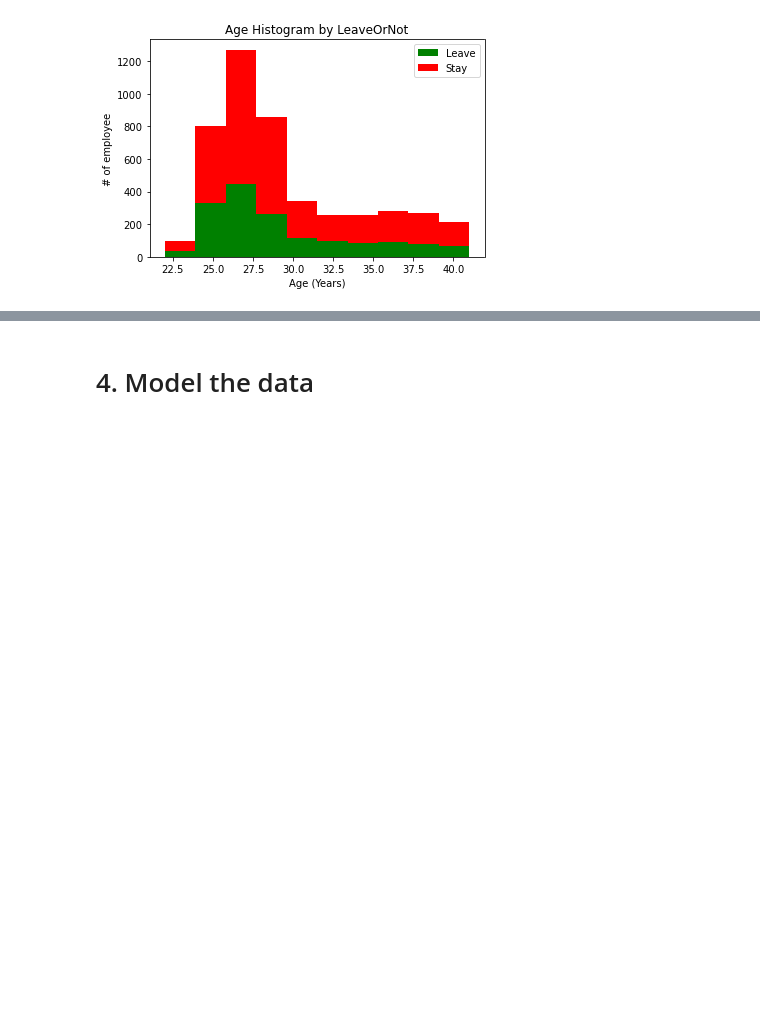
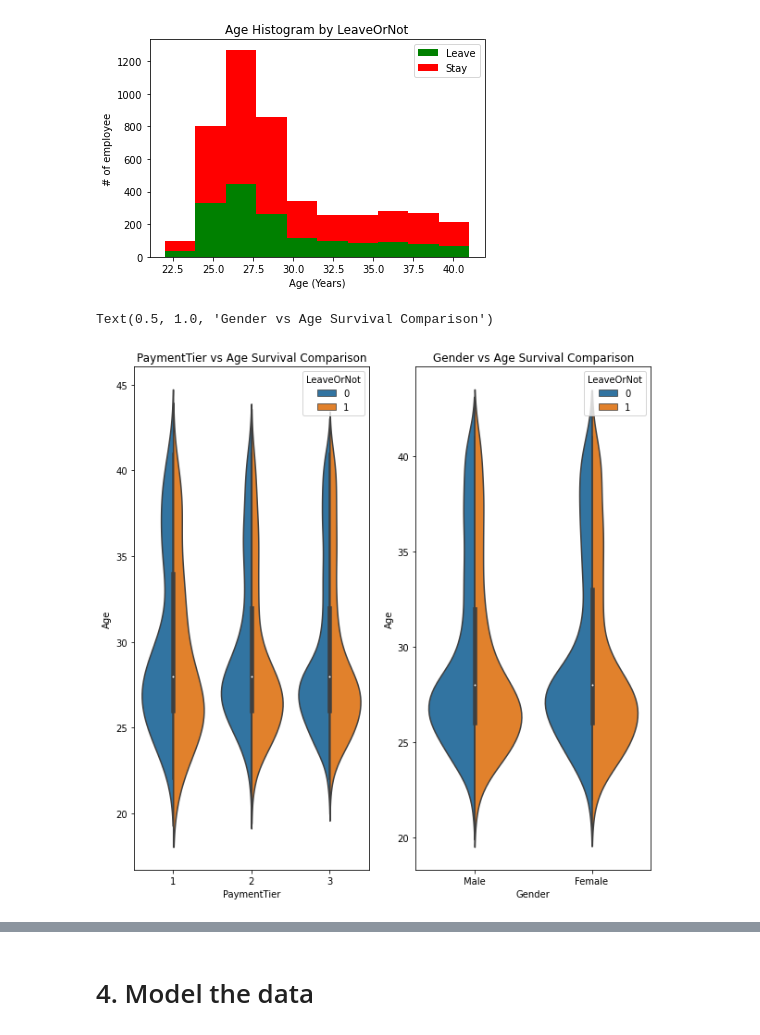
Before and after one commit to bochendong/CS9637A, a Jupyter notebook: 9637a.ipynb, the cells around one changed output, grey strips where cells are left out. Cells and saved outputs as stored; diff of their text form; code cells hidden in the pictures; blank space fills up the shorter version.

```diff
--- a/9637a.ipynb
+++ b/9637a.ipynb
@@ -217,3 +216,14 @@ plt.legend()
 plt.show()
 # %% [output]
 [figure]
+# %%
+fig, (axis1, axis2) = plt.subplots(1,2,figsize=(10,10))
+
+sns.violinplot(x = 'PaymentTier', y = 'Age', hue = 'LeaveOrNot', data = data, split = True, ax = axis1)
+axis1.set_title('PaymentTier vs Age Survival Comparison')
+
+sns.violinplot(x = 'Gender', y = 'Age', hue = 'LeaveOrNot', data = data, split = True, ax = axis2)
+axis2.set_title('Gender vs Age Survival Comparison')
+# %% [output]
+Text(0.5, 1.0, 'Gender vs Age Survival Comparison')
+[figure, added]
```
Also changed, not shown: parts of 4 cells of this notebook.
